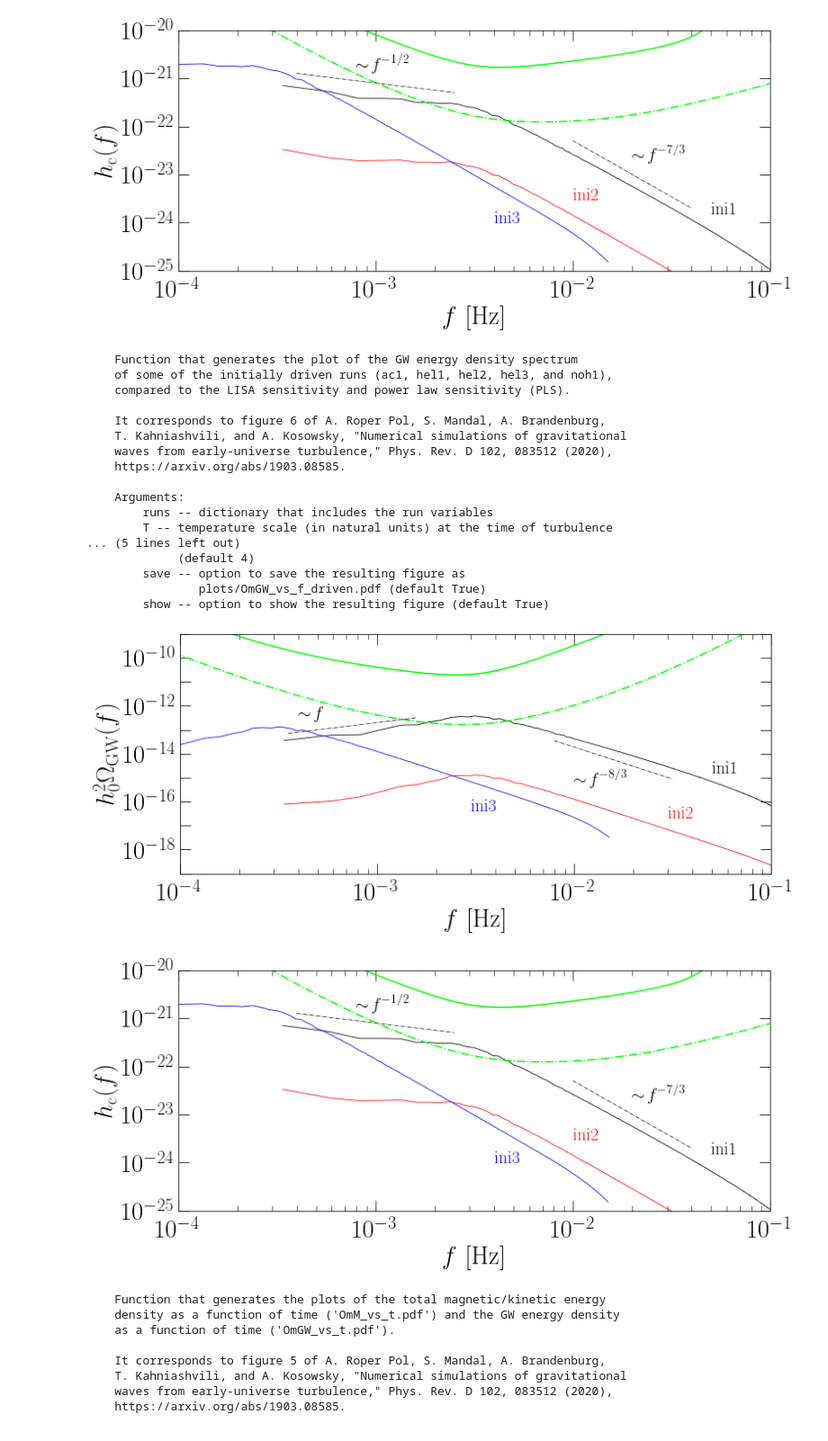
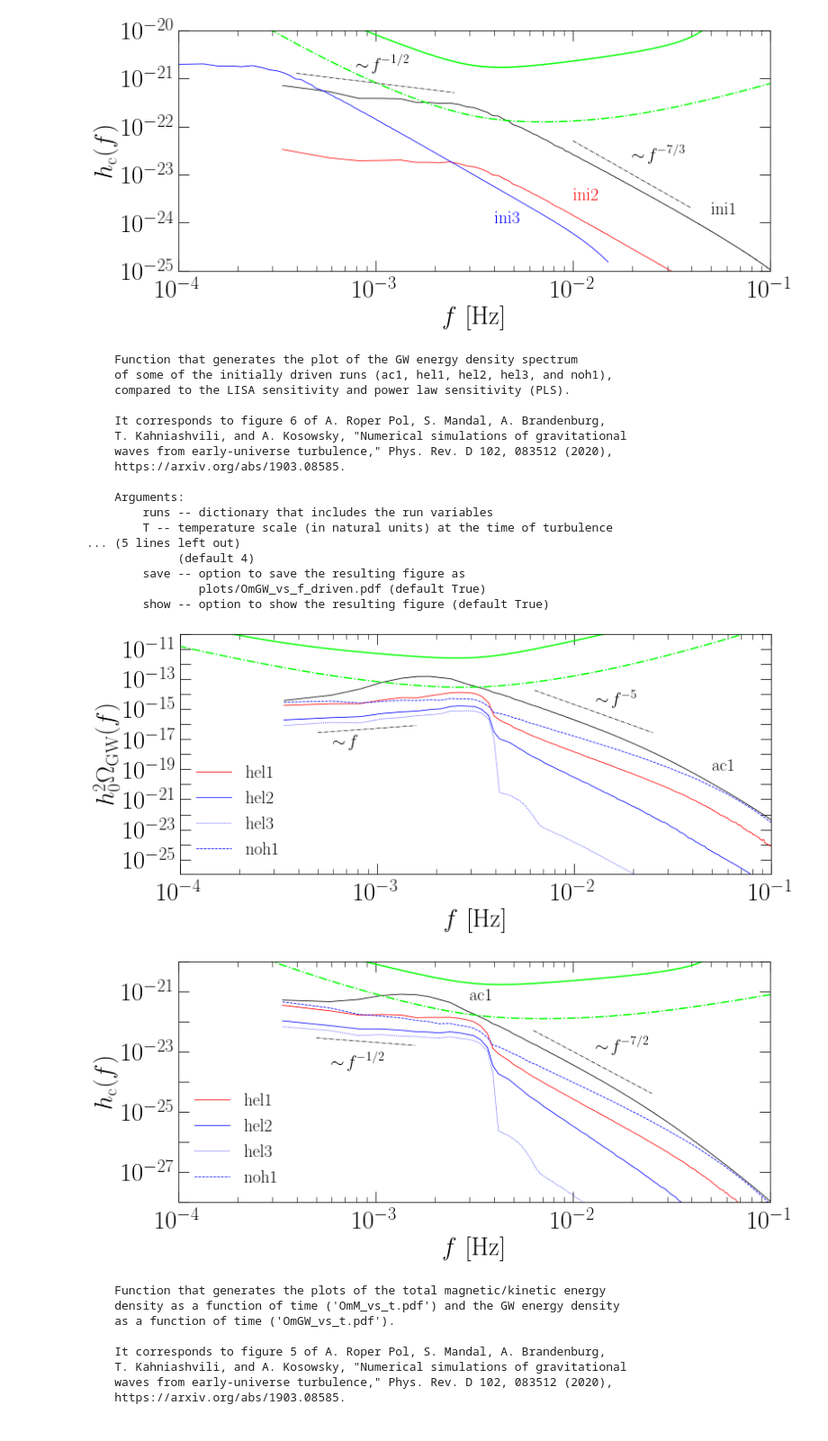
Before and after one commit to AlbertoRoper/GW_turbulence, a Jupyter notebook: PRD_1903_08585/generate_plots_PRD_2020.ipynb, the cells around one changed output. Shown: that part at 90% size. Cells and saved outputs as stored; diff of their text form; code cells hidden in the pictures.

```diff
--- a/PRD_1903_08585/generate_plots_PRD_2020.ipynb
+++ b/PRD_1903_08585/generate_plots_PRD_2020.ipynb
@@ -122,27 +146,27 @@ gen.plot_OmGW_hc_vs_f_ini(runs, save=False, Td=4, SNR=10)
 [figure]
 # %%
 print(gen.plot_OmGW_hc_vs_f_driven.__doc__)
-gen.plot_OmGW_hc_vs_f_ini(runs, save=False)
+gen.plot_OmGW_hc_vs_f_driven(runs)
 # %% [output]
     Function that generates the plot of the GW energy density spectrum
     of some of the initially driven runs (ac1, hel1, hel2, hel3, and noh1),
     compared to the LISA sensitivity and power law sensitivity (PLS).
 
     It corresponds to figure 6 of A. Roper Pol, S. Mandal, A. Brandenburg,
     T. Kahniashvili, and A. Kosowsky, "Numerical simulations of gravitational
     waves from early-universe turbulence," Phys. Rev. D 102, 083512 (2020),
     https://arxiv.org/abs/1903.08585.
 
     Arguments:
         runs -- dictionary that includes the run variables
         T -- temperature scale (in natural units) at the time of turbulence
 ... (5 lines left out)
              (default 4)
         save -- option to save the resulting figure as
                 plots/OmGW_vs_f_driven.pdf (default True)
         show -- option to show the resulting figure (default True)
-[figure, old version]
+[figure, new version]
-[figure, old version]
+[figure, new version]
 # %%
 print(gen.plot_OmMK_OmGW_vs_t.__doc__)
 gen.plot_OmMK_OmGW_vs_t(runs, save=True)
```
Also changed, not shown: parts of 3 cells of this notebook.
